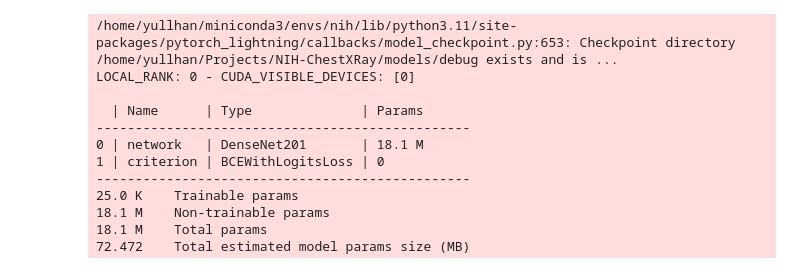
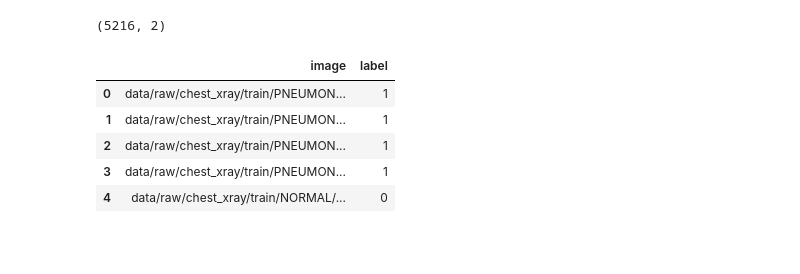
Before and after one commit to imonteiroyh/ChestXRayDNNs, a Jupyter notebook: notebooks/04_01_densenet201.ipynb, the cells around one changed output. Saved outputs shown, nothing was run; the diff lists cells and outputs as text; code cells hidden in the pictures; blank space fills up the shorter version.

Commit message:
making classification

```diff
--- a/notebooks/04_01_densenet201.ipynb
+++ b/notebooks/04_01_densenet201.ipynb
@@ -85,20 +39,0 @@ HPU available: False, using: 0 HPUs
-# %%
-start_training_time = time.time()
-trainer.fit(model=model, train_dataloaders=train_loader, val_dataloaders=validation_loader)
-end_training_time = time.time()
-
-run_id = trainer.logger.run_id
-checkpoint_path = checkpoint_callback.best_model_path
-# %% [output]
-/home/yullhan/miniconda3/envs/nih/lib/python3.11/site-packages/pytorch_lightning/callbacks/model_checkpoint.py:653: Checkpoint directory /home/yullhan/Projects/NIH-ChestXRay/models/debug exists and is ...
-LOCAL_RANK: 0 - CUDA_VISIBLE_DEVICES: [0]
-
-  | Name      | Type              | Params
-------------------------------------------------
-0 | network   | DenseNet201       | 18.1 M
-1 | criterion | BCEWithLogitsLoss | 0
-------------------------------------------------
-25.0 K    Trainable params
-18.1 M    Non-trainable params
-18.1 M    Total params
-72.472    Total estimated model params size (MB)
@@ -116,0 +43,34 @@ results = trainer.predict(model=model, dataloaders=list(dataloaders.values()), c
+# %%
+data_path = Path(CONFIG.data.chestxray2017_classification.raw_path)
+
+train_path = Path(data_path, "train")
+validation_path = Path(data_path, "val")
+test_path = Path(data_path, "test")
+# %%
+normal_cases_path = Path(train_path, "NORMAL")
+pneumonia_cases_path = Path(train_path, "PNEUMONIA")
+
+normal_cases = normal_cases_path.glob("*.jpeg")
+pneumonia_cases = pneumonia_cases_path.glob("*.jpeg")
+
+train_data = []
+
+for image_path in normal_cases:
+    train_data.append((image_path, 0))
+
+for image_path in pneumonia_cases:
+    train_data.append((image_path, 1))
+
+train_data = pd.DataFrame(train_data, columns=["image", "label"], index=None)
+train_data = train_data.sample(frac=1).reset_index(drop=True)
+
+print(train_data.shape)
+train_data.head()
+# %% [output]
+(5216, 2)
+|  | image | label |
+| 0 | data/raw/chest_xray/train/PNEUMON... | 1 |
+| 1 | data/raw/chest_xray/train/PNEUMON... | 1 |
+| 2 | data/raw/chest_xray/train/PNEUMON... | 1 |
+| 3 | data/raw/chest_xray/train/PNEUMON... | 1 |
+| 4 | data/raw/chest_xray/train/NORMAL/... | 0 |
```
Also changed, not shown: parts of 20 cells of this notebook, 24 other files.
